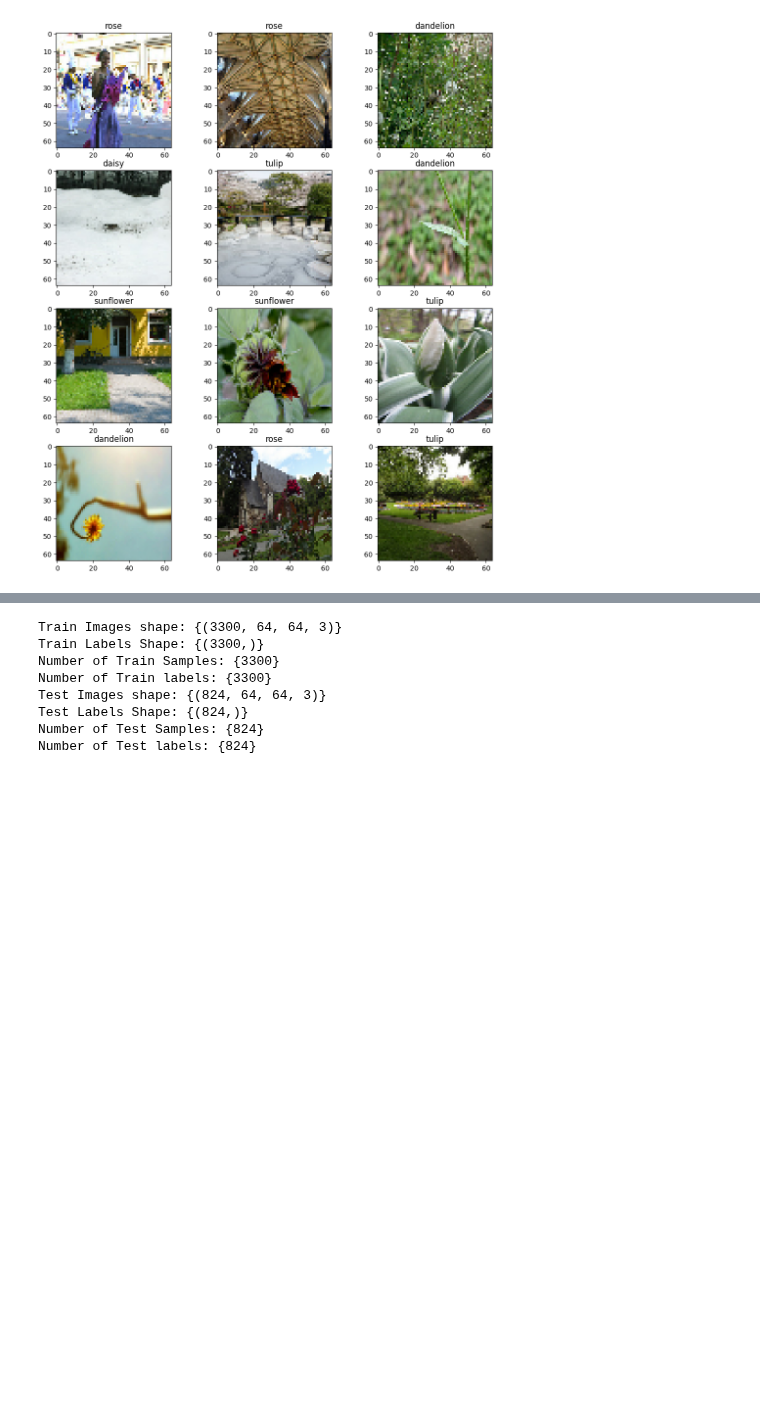
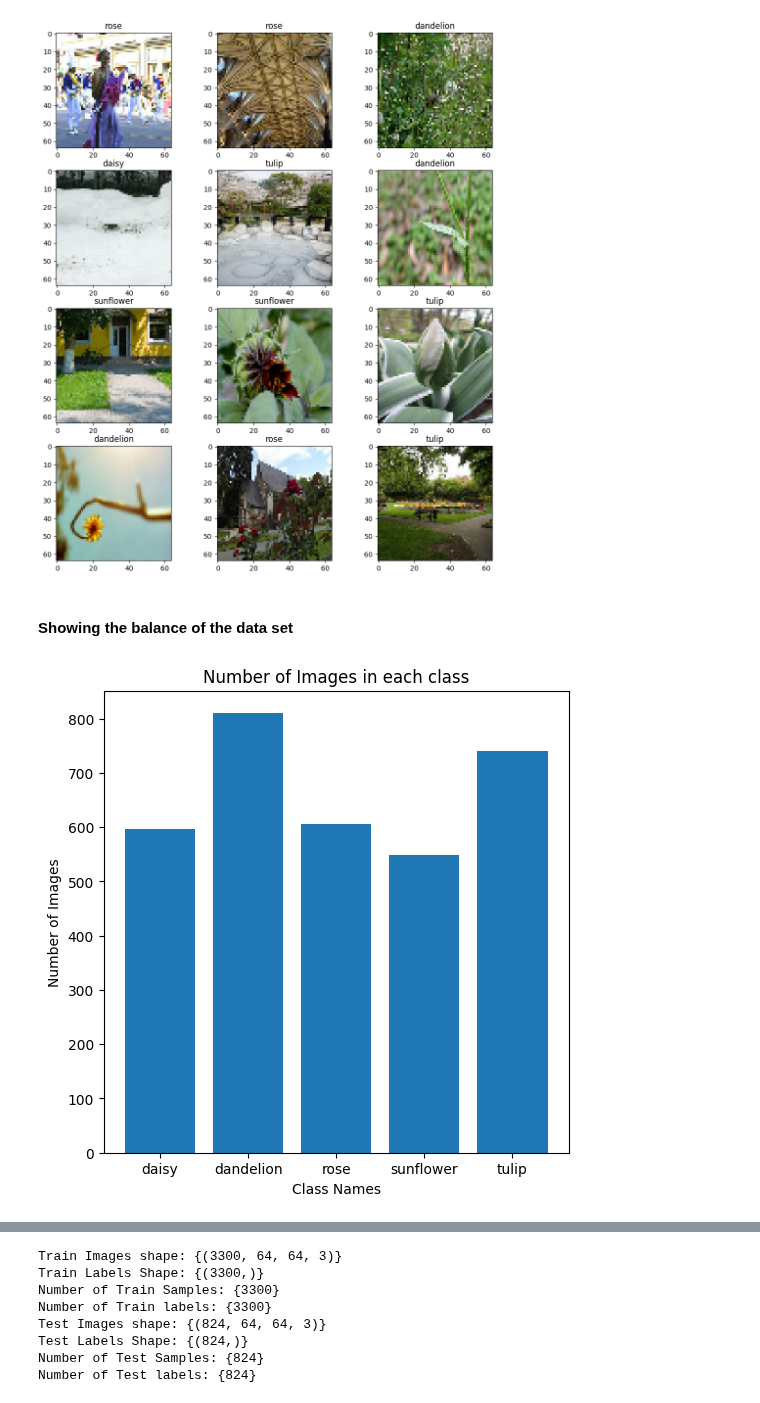
Before and after one commit to SCGlass/deep_learning, a Jupyter notebook: Lab_CNN.ipynb, the cells around one changed output, grey strips where cells are left out. Drawn from its saved outputs; the diff is of its cells as text; code cells hidden in the pictures; blank space fills up the shorter version.

```diff
--- a/Lab_CNN.ipynb
+++ b/Lab_CNN.ipynb
@@ -128,3 +128,26 @@ for images, labels in bad_data.take(1):
 Found 193 files belonging to 5 classes.
 Using 155 files for training.
 [figure]
+# %% [markdown]
+#### Showing the balance of the data set
+# %%
+class_names = train_ds.class_names
+
+label_counts = {label: 0 for label in class_names}
+for _, labels in train_ds:
+    for label in labels.numpy():
+        label_counts[class_names[label]] += 1
+
+
+class_names = list(label_counts.keys())
+class_counts = list(label_counts.values())
+
+plt.figure(figsize=(6,6))
+plt.bar(class_names, class_counts)
+plt.xlabel("Class Names")
+plt.ylabel("Number of Images")
+plt.title("Number of Images in each class")
+
+plt.show()
+# %% [output]
+[figure, added]
```
Also changed, not shown: parts of 4 cells of this notebook.
